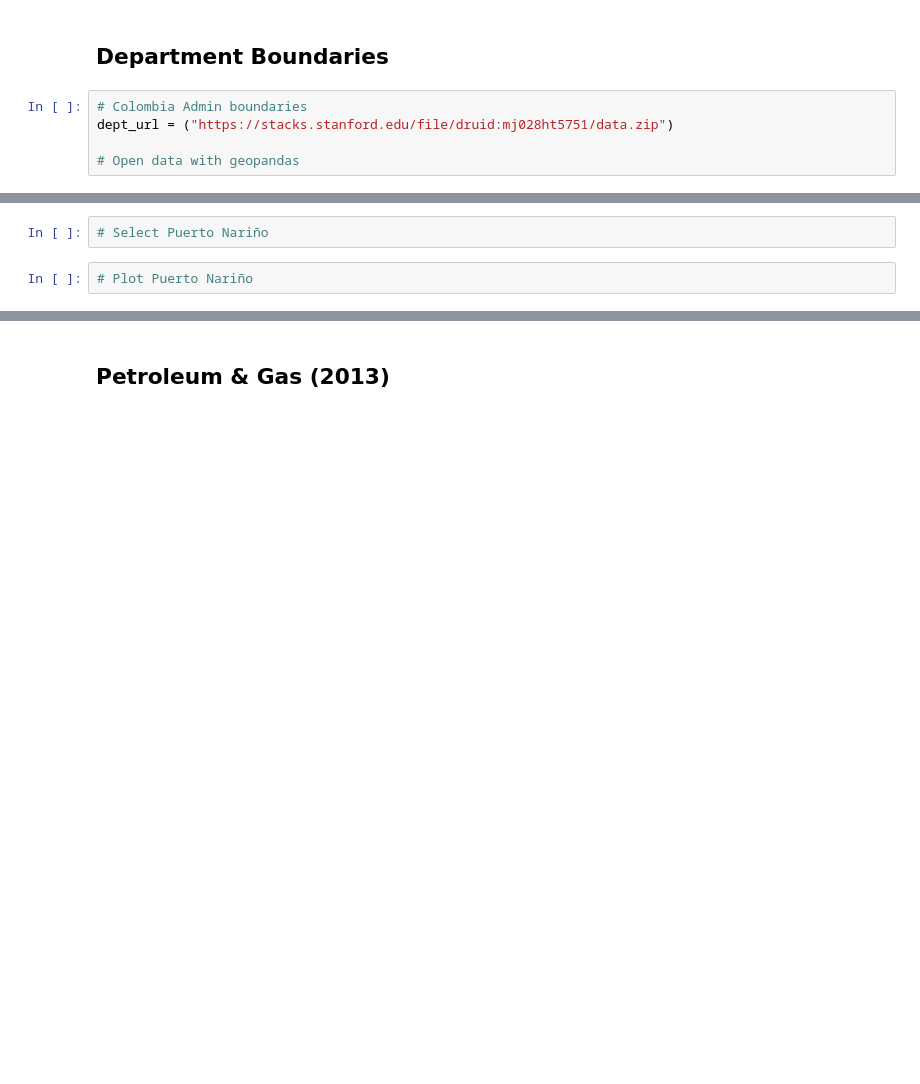
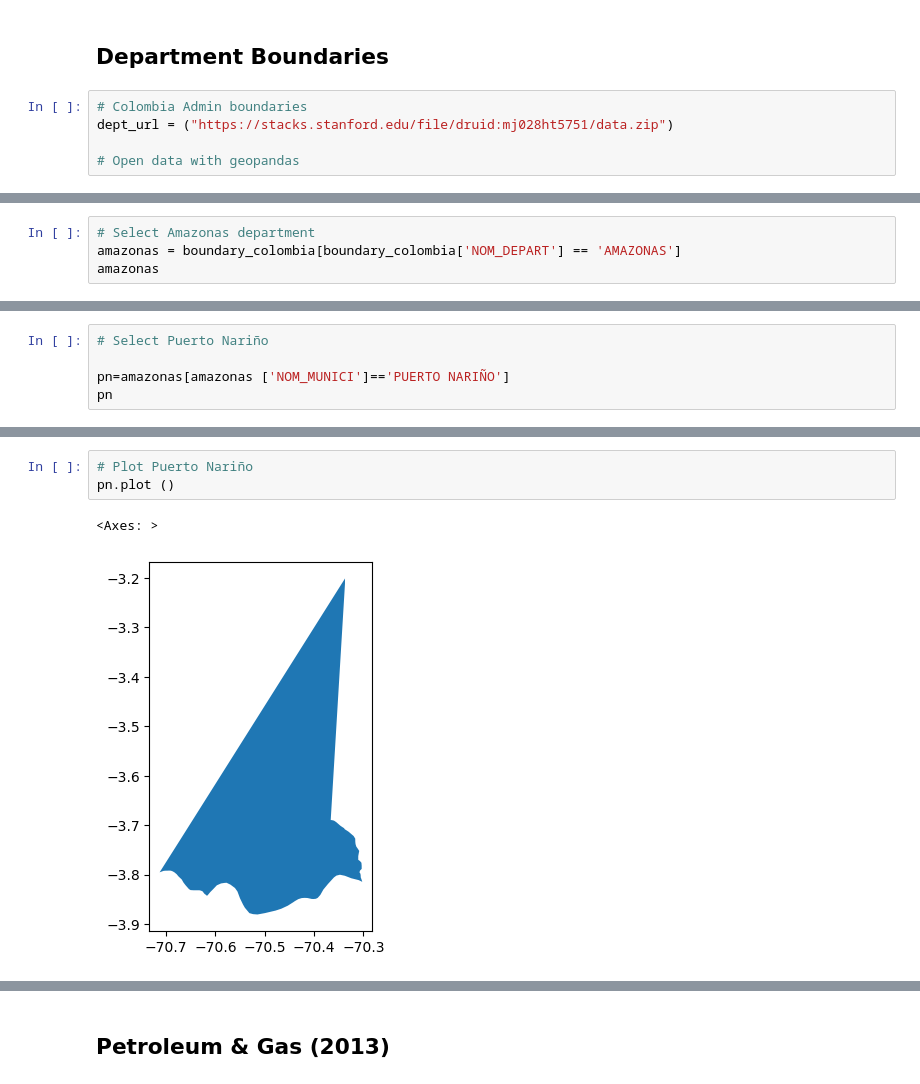
Before and after one commit to Jcavilarincon/03-geopark-vector-data, a Jupyter notebook: notebooks/geopark-vector-data-empty.ipynb, the cells around one changed output, grey strips where cells are left out. Saved outputs shown, nothing was run; the diff lists cells and outputs as text; blank space fills up the shorter version.

```diff
--- a/notebooks/geopark-vector-data-empty.ipynb
+++ b/notebooks/geopark-vector-data-empty.ipynb
@@ -62,0 +80,4 @@ dept_url = ("https://stacks.stanford.edu/file/druid:mj028ht5751/data.zip")
+# %%
+# Select Amazonas department
+amazonas = boundary_colombia[boundary_colombia['NOM_DEPART'] == 'AMAZONAS']
+amazonas
@@ -62,0 +97,5 @@ dept_url = ("https://stacks.stanford.edu/file/druid:mj028ht5751/data.zip")
+# %%
+# Select Puerto Nariño
+
+pn=amazonas[amazonas ['NOM_MUNICI']=='PUERTO NARIÑO']
+pn
@@ -63,6 +105,8 @@ dept_url = ("https://stacks.stanford.edu/file/druid:mj028ht5751/data.zip")
 # %%
-# Select Puerto Nariño
+# Plot Puerto Nariño
+pn.plot ()
+# %% [output]
+<Axes: >
+[figure, added]
-# %%
-# Plot Puerto Nariño
 # %%
 # Plot the Colombia geodataframe using Matplotlib
```
Also changed, not shown: parts of 10 cells of this notebook.
